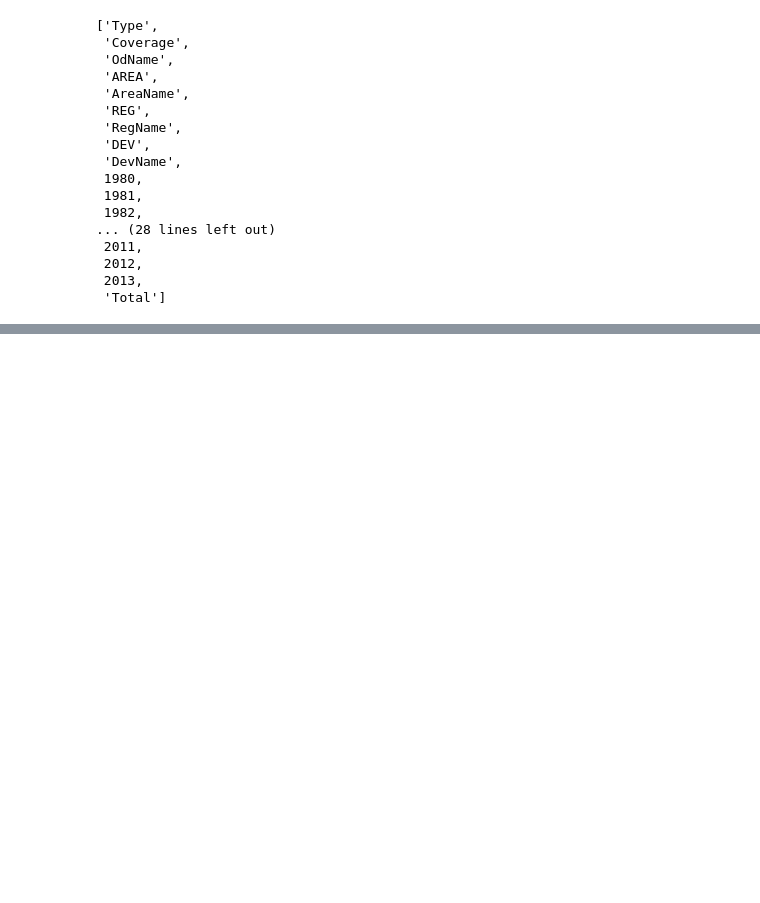
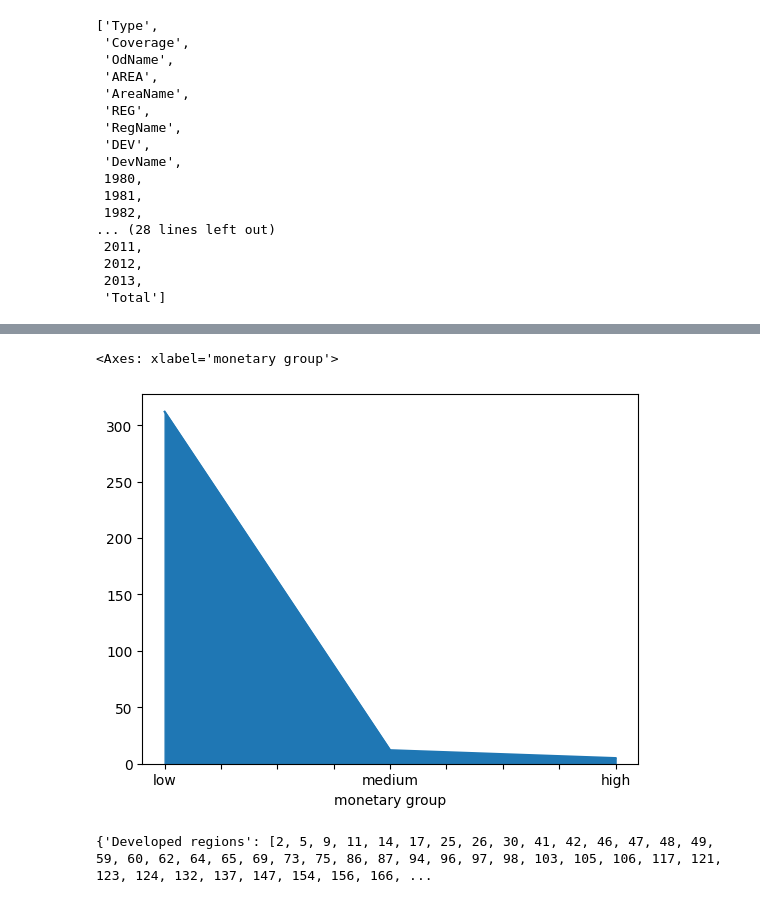
Before and after one commit to Ritesh1422/python_data_analytics2, a Jupyter notebook: immigration_analysis/analysis.ipynb, the cells around one changed output, grey strips where cells are left out. Drawn from its saved outputs; the diff is of its cells as text; code cells hidden in the pictures; blank space fills up the shorter version.

```diff
--- a/immigration_analysis/analysis.ipynb
+++ b/immigration_analysis/analysis.ipynb
@@ -549,0 +688,12 @@ df.head()
+# %%
+def categorize_monetary_value(amt):
+    if amt>10000:
+        return 'high'
+    elif amt>5000:
+        return 'medium'
+    elif amt>1000:
+        return'low'
+    else:
+        'very low'
+
+categorize_monetary_value(5500)
@@ -549,0 +706,3 @@ df.head()
+# %%
+df2['monetary group']=df2.Monetary.apply(categorize_monetary_value)
+df2
@@ -549,0 +723,5 @@ df.head()
+# %%
+df2['monetary group'].value_counts().plot(kind='area')
+# %% [output]
+<Axes: xlabel='monetary group'>
+[figure, added]
@@ -549,0 +730,4 @@ df.head()
+# %%
+df.groupby(by='Status').groups
+# %% [output]
+{'Developed regions': [2, 5, 9, 11, 14, 17, 25, 26, 30, 41, 42, 46, 47, 48, 49, 59, 60, 62, 64, 65, 69, 73, 75, 86, 87, 94, 96, 97, 98, 103, 105, 106, 117, 121, 123, 124, 132, 137, 147, 154, 156, 166, ...
```
Also changed, not shown: parts of 33 cells of this notebook.
